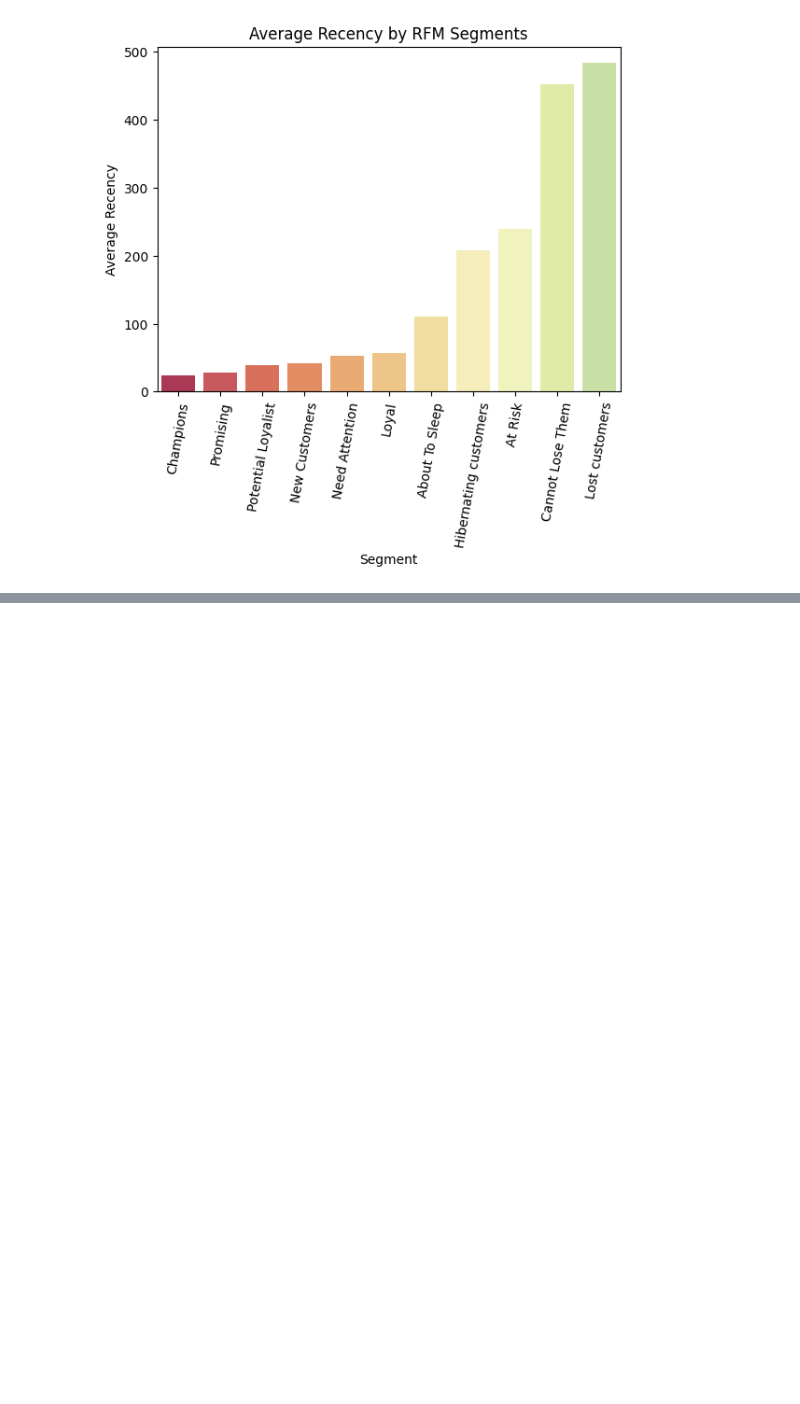
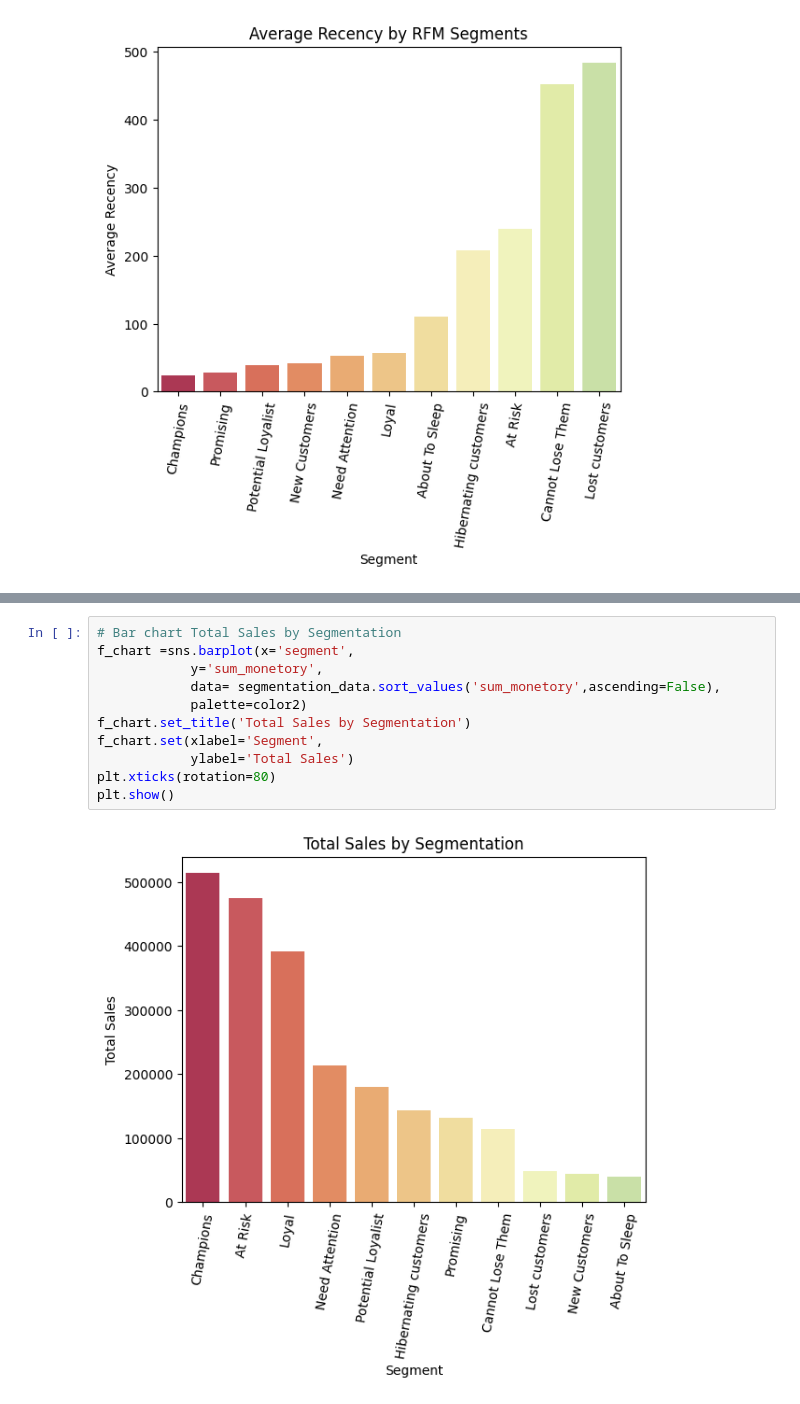
Before and after one commit to MinhAnh99/Python_RFM_Analysis, a Jupyter notebook: MinhAnh_RFM_Analysis_Project.ipynb, the cells around one changed output, grey strips where cells are left out. Saved outputs shown, nothing was run; the diff lists cells and outputs as text; blank space fills up the shorter version.

```diff
--- a/MinhAnh_RFM_Analysis_Project.ipynb
+++ b/MinhAnh_RFM_Analysis_Project.ipynb
@@ -191,3 +194,16 @@ plt.xticks(rotation=80)
 plt.show()
 # %% [output]
 [figure]
+# %%
+# Bar chart Total Sales by Segmentation
+f_chart =sns.barplot(x='segment',
+            y='sum_monetory',
+            data= segmentation_data.sort_values('sum_monetory',ascending=False),
+            palette=color2)
+f_chart.set_title('Total Sales by Segmentation')
+f_chart.set(xlabel='Segment',
+            ylabel='Total Sales')
+plt.xticks(rotation=80)
+plt.show()
+# %% [output]
+[figure, added]
```
Also changed, not shown: parts of 2 cells of this notebook.
